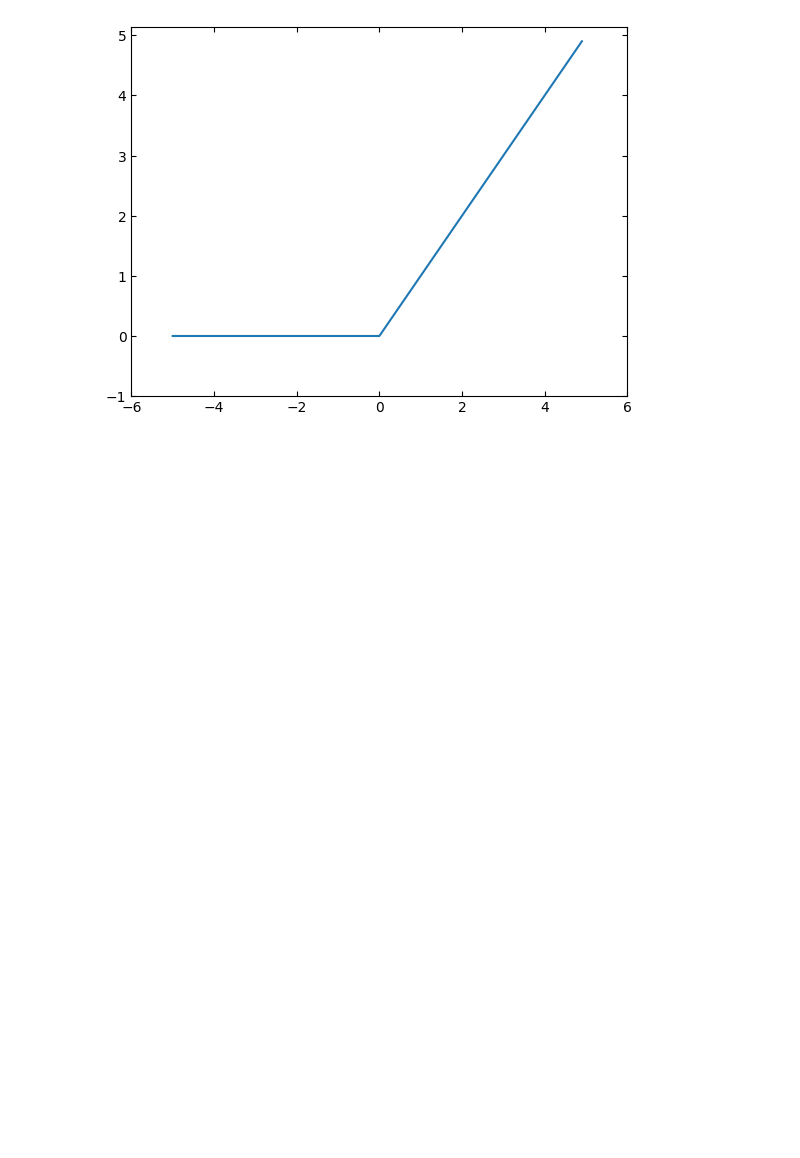
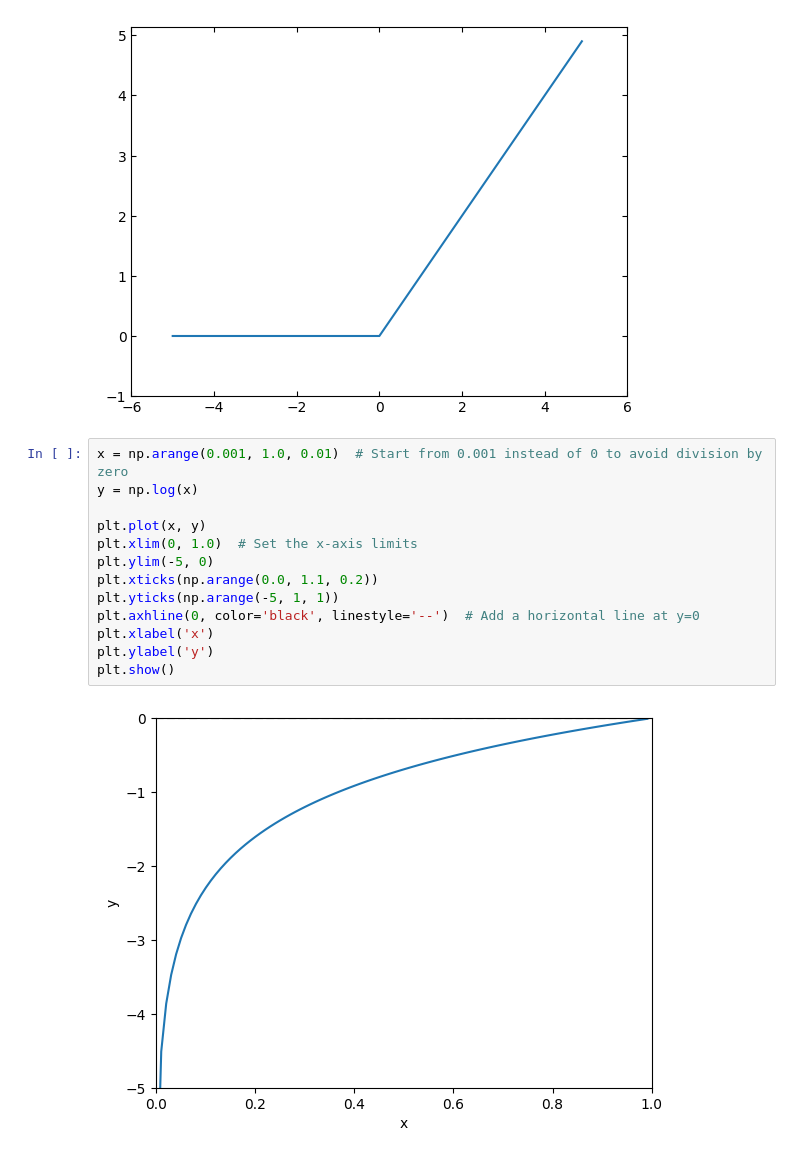
Before and after one commit to Chanmuzi/Deep-Learning-from-Scratch, a Jupyter notebook: practice.ipynb, the cells around one changed output. Saved outputs shown, nothing was run; the diff lists cells and outputs as text; blank space fills up the shorter version.

```diff
--- a/practice.ipynb
+++ b/practice.ipynb
@@ -732,3 +732,18 @@ plt.tick_params(top=True, right=True, direction='in')
 plt.show()
 # %% [output]
 [figure]
+# %%
+x = np.arange(0.001, 1.0, 0.01)  # Start from 0.001 instead of 0 to avoid division by zero
+y = np.log(x)
+
+plt.plot(x, y)
+plt.xlim(0, 1.0)  # Set the x-axis limits
+plt.ylim(-5, 0)
+plt.xticks(np.arange(0.0, 1.1, 0.2))
+plt.yticks(np.arange(-5, 1, 1))
+plt.axhline(0, color='black', linestyle='--')  # Add a horizontal line at y=0
+plt.xlabel('x')
+plt.ylabel('y')
+plt.show()
+# %% [output]
+[figure, added]
```
